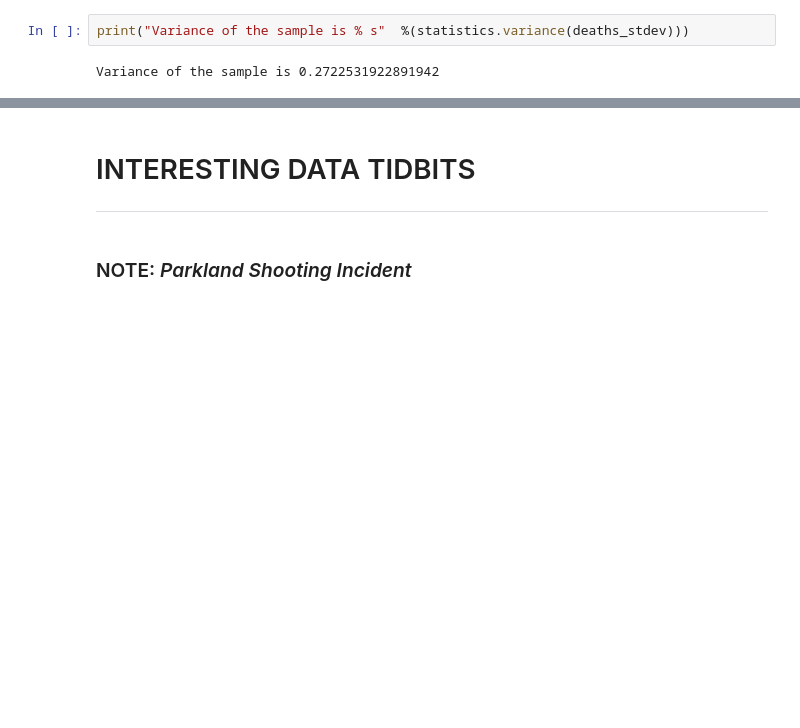
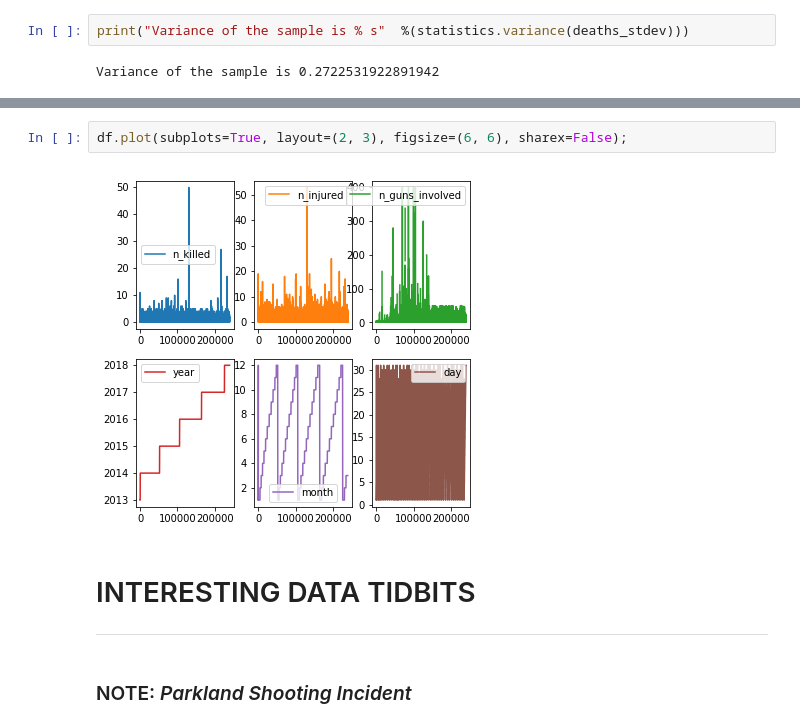
Before and after one commit to jayceazua/ds-1-1, a Jupyter notebook: ds-1-1-final-project/gun_violence_playground.ipynb, the cells around one changed output, grey strips where cells are left out. Drawn from its saved outputs; the diff is of its cells as text; blank space fills up the shorter version.

```diff
--- a/ds-1-1-final-project/gun_violence_playground.ipynb
+++ b/ds-1-1-final-project/gun_violence_playground.ipynb
@@ -343,3 +343,7 @@ Variance of the sample is 0.2722531922891942
+# %%
+df.plot(subplots=True, layout=(2, 3), figsize=(6, 6), sharex=False);
+# %% [output]
+[figure, added]
 # %% [markdown]
 # INTERESTING DATA TIDBITS
 
```
Also changed, not shown: parts of 1 cell of this notebook.
